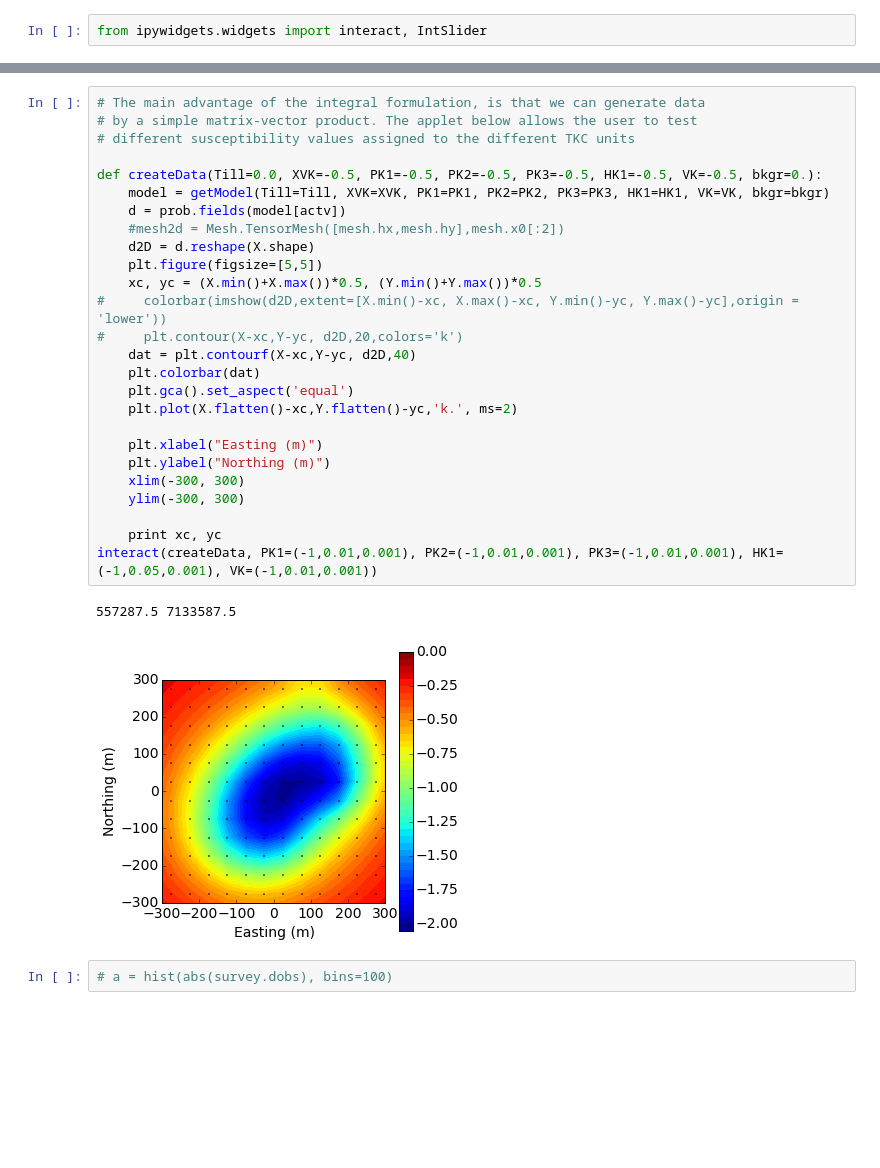
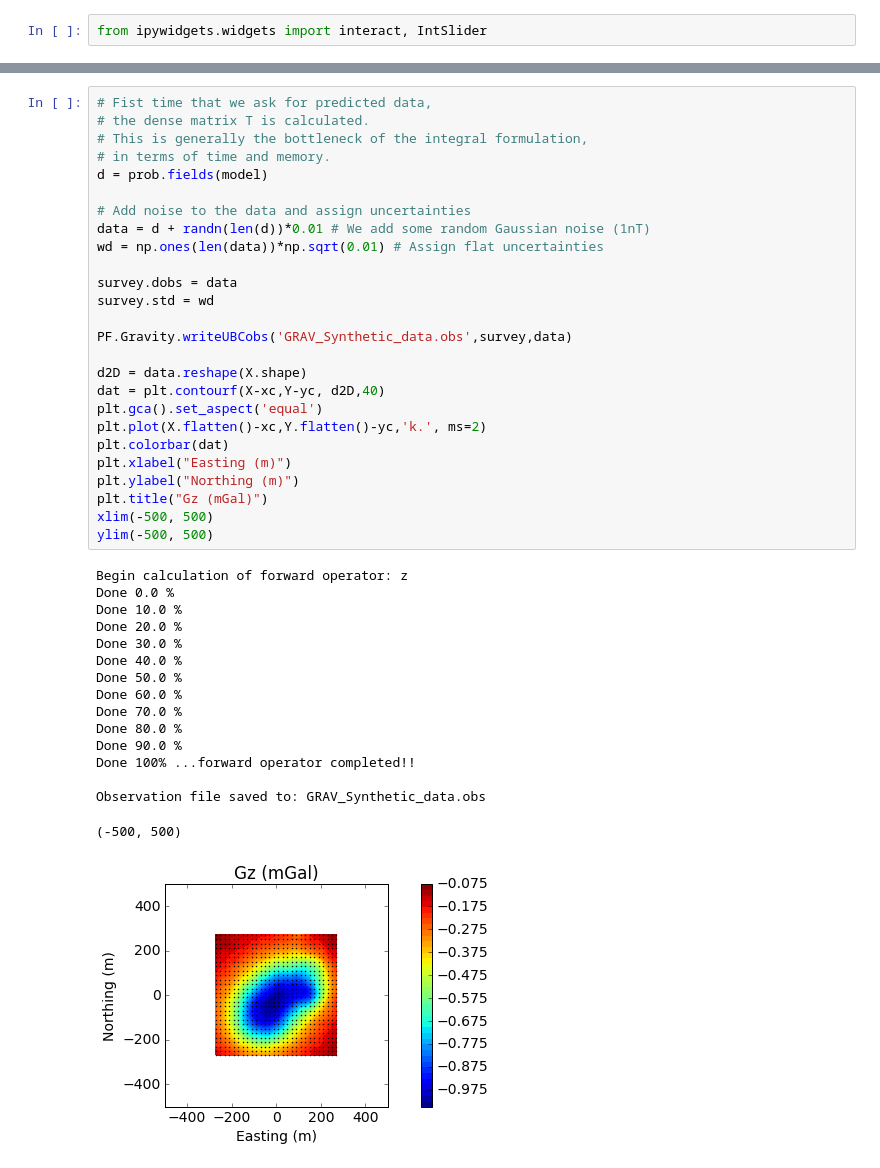
Before and after one commit to simpeg/presentations, a Jupyter notebook: SciPy2016/notebooks/PF/Gravity over TKC.ipynb, the cells around one changed output, grey strips where cells are left out. Cells and saved outputs as stored; diff of their text form; blank space fills up the shorter version.

```diff
--- a/SciPy2016/notebooks/PF/Gravity over TKC.ipynb
+++ b/SciPy2016/notebooks/PF/Gravity over TKC.ipynb
@@ -251,31 +202,43 @@ Done 100% ...forward operator completed!!
-# %%
-# The main advantage of the integral formulation, is that we can generate data
-# by a simple matrix-vector product. The applet below allows the user to test
-# different susceptibility values assigned to the different TKC units
-
-def createData(Till=0.0, XVK=-0.5, PK1=-0.5, PK2=-0.5, PK3=-0.5, HK1=-0.5, VK=-0.5, bkgr=0.):
-    model = getModel(Till=Till, XVK=XVK, PK1=PK1, PK2=PK2, PK3=PK3, HK1=HK1, VK=VK, bkgr=bkgr)
-    d = prob.fields(model[actv])
-    #mesh2d = Mesh.TensorMesh([mesh.hx,mesh.hy],mesh.x0[:2])
-    d2D = d.reshape(X.shape)
-    plt.figure(figsize=[5,5])
-    xc, yc = (X.min()+X.max())*0.5, (Y.min()+Y.max())*0.5
-#     colorbar(imshow(d2D,extent=[X.min()-xc, X.max()-xc, Y.min()-yc, Y.max()-yc],origin = 'lower'))
-#     plt.contour(X-xc,Y-yc, d2D,20,colors='k')
-    dat = plt.contourf(X-xc,Y-yc, d2D,40)
-    plt.colorbar(dat)
-    plt.gca().set_aspect('equal')
-    plt.plot(X.flatten()-xc,Y.flatten()-yc,'k.', ms=2)
-
-    plt.xlabel("Easting (m)")
-    plt.ylabel("Northing (m)")
-    xlim(-300, 300)
-    ylim(-300, 300)
-
-    print xc, yc
-interact(createData, PK1=(-1,0.01,0.001), PK2=(-1,0.01,0.001), PK3=(-1,0.01,0.001), HK1=(-1,0.05,0.001), VK=(-1,0.01,0.001))
-# %% [output]
-557287.5 7133587.5
-[figure, removed]
-# %%
-# a = hist(abs(survey.dobs), bins=100)
+# %%
+# Fist time that we ask for predicted data,
+# the dense matrix T is calculated.
+# This is generally the bottleneck of the integral formulation,
+# in terms of time and memory.
+d = prob.fields(model)
+
+# Add noise to the data and assign uncertainties
+data = d + randn(len(d))*0.01 # We add some random Gaussian noise (1nT)
+wd = np.ones(len(data))*np.sqrt(0.01) # Assign flat uncertainties
+
+survey.dobs = data
+survey.std = wd
+
+PF.Gravity.writeUBCobs('GRAV_Synthetic_data.obs',survey,data)
+
+d2D = data.reshape(X.shape)
+dat = plt.contourf(X-xc,Y-yc, d2D,40)
+plt.gca().set_aspect('equal')
+plt.plot(X.flatten()-xc,Y.flatten()-yc,'k.', ms=2)
+plt.colorbar(dat)
+plt.xlabel("Easting (m)")
+plt.ylabel("Northing (m)")
+plt.title("Gz (mGal)")
+xlim(-500, 500)
+ylim(-500, 500)
+# %% [output]
+Begin calculation of forward operator: z
+Done 0.0 %
+Done 10.0 %
+Done 20.0 %
+Done 30.0 %
+Done 40.0 %
+Done 50.0 %
+Done 60.0 %
+Done 70.0 %
+Done 80.0 %
+Done 90.0 %
+Done 100% ...forward operator completed!!
+
+Observation file saved to: GRAV_Synthetic_data.obs
+(-500, 500)
+[figure, added]
```
Also changed, not shown: parts of 31 cells of this notebook, 26 other files.
